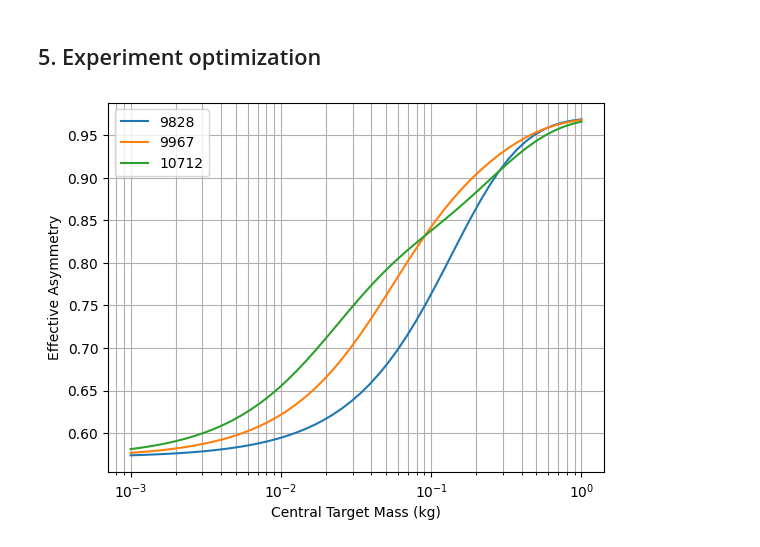
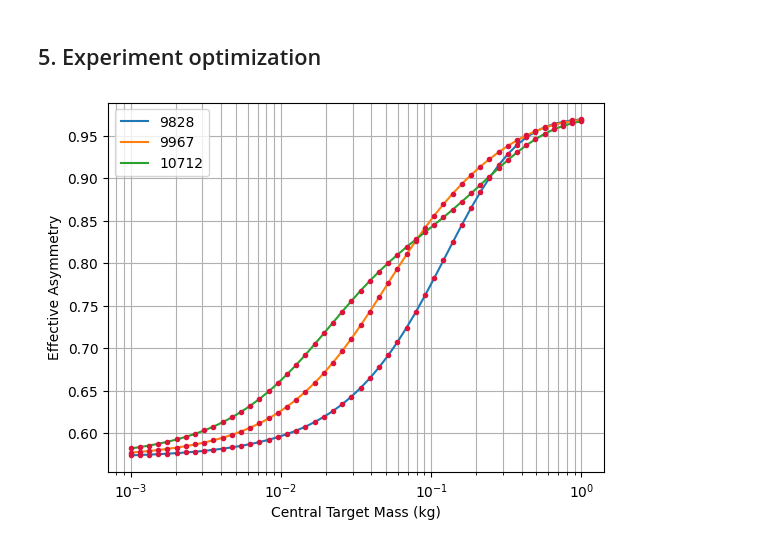
Before and after one commit to u-eff-gee/ries, a Jupyter notebook: notebooks/polarized_self_absorption.ipynb, the cells around one changed output. Saved outputs shown, nothing was run; the diff lists cells and outputs as text; code cells hidden in the pictures.

```diff
--- a/notebooks/polarized_self_absorption.ipynb
+++ b/notebooks/polarized_self_absorption.ipynb
@@ -147,9 +147,9 @@ branching_ratios_10712, branching_ratios_10712_uncertainty = relative_intensity_
 
 # Level scheme
 mg24 = Isotope(
-    "24Mg", natural_elements["Mg"].isotopes["24Mg"].amu,
-    GroundState("0^+_1", 0, 1),
-    {
+    Z=12, A=24, amu=natural_elements[12].isotopes[24].amu,
+    ground_state=GroundState("0^+_1", 0, 1),
+    excited_states={
         "9828": State(
             "9828", 2, 1, 9.828,
             {
@@ -662,12 +662,12 @@ for n_state, excited_state in enumerate(excited_states):
 # %%
 fig, ax = plt.subplots(1,1)
 ax.set_xlabel("Central Target Mass (kg)")
 ax.set_ylabel("Effective Asymmetry")
 for n_state, excited_state in enumerate(excited_states):
     ax.semilogx(target_mass_center_values, effective_asymmetry_values[n_state], "-", label=excited_state.J_pi)
-    # ax.semilogx(target_mass_center_values, effective_asymmetry_values[n_state], ".", color="crimson")
+    ax.semilogx(target_mass_center_values, effective_asymmetry_values[n_state], ".", color="crimson")
 ax.grid(which="both")
 ax.legend()
 plt.savefig("asymmetry_vs_mass.pdf")
 # %% [output]
-[figure, old version]
+[figure, new version]
```
Also changed, not shown: parts of 1 cell of this notebook, 1 other file.
